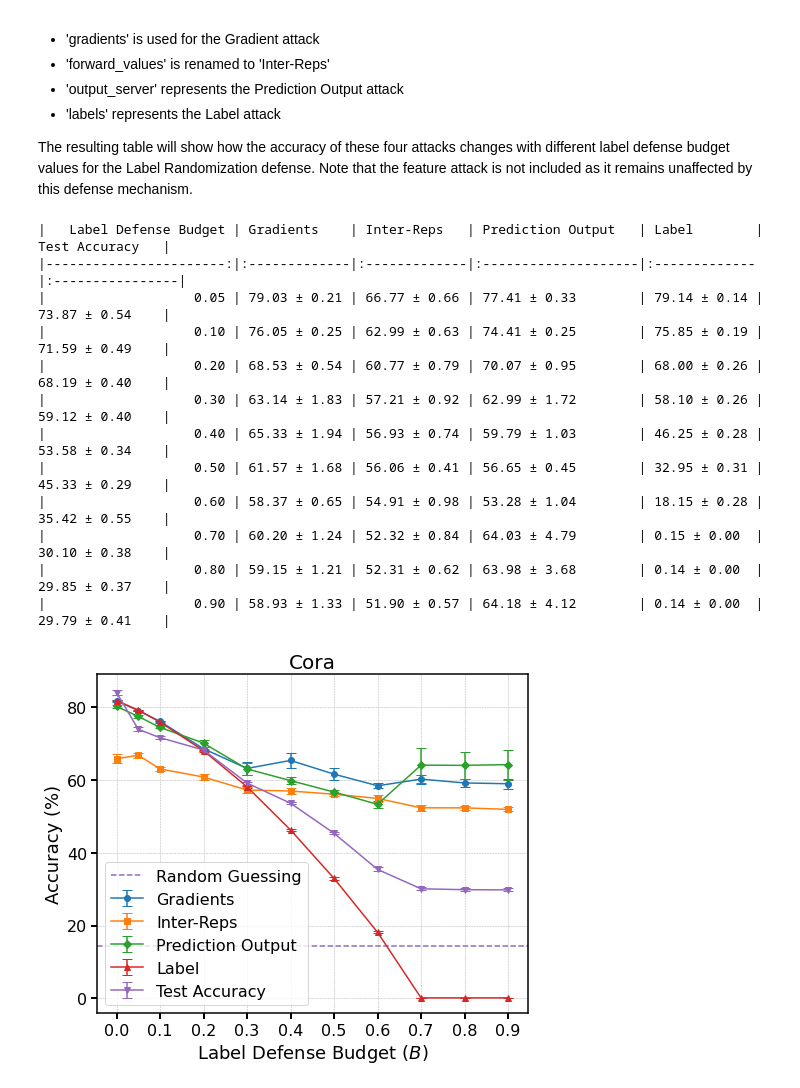
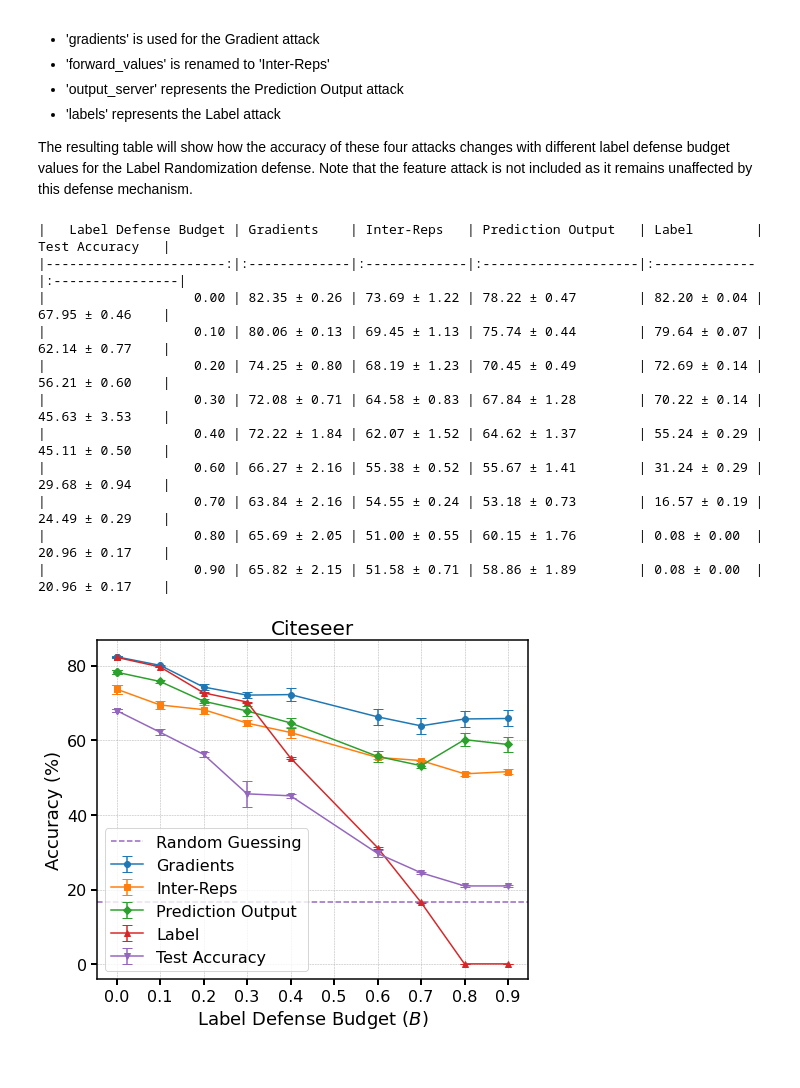
Before and after one commit to OualidZari/lia-vfgl-artifact, a Jupyter notebook: reproduced_results/label_rand_defense.ipynb, the cells around one changed output. Drawn from its saved outputs; the diff is of its cells as text; code cells hidden in the pictures.

Commit message:
added no defense option in the defeneses, Citeseer results, script to get the free gpu

```diff
--- a/reproduced_results/label_rand_defense.ipynb
+++ b/reproduced_results/label_rand_defense.ipynb
@@ -100,7 +100,8 @@ def parse_results(experiment_dir):
 
     return pd.DataFrame(results)
 
-experiment_dir = '../logs/Defense Label Randomization results Cora'
+experiment_dir = '../logs/Defense Label Randomization results Citeseer'
+dataset = experiment_dir.split(' ')[-1]
 results_df = parse_results(experiment_dir)
 
 if results_df.empty:
@@ -156,32 +157,19 @@ else:
 # %% [output]
 |   Label Defense Budget | Gradients    | Inter-Reps   | Prediction Output   | Label        | Test Accuracy   |
 |-----------------------:|:-------------|:-------------|:--------------------|:-------------|:----------------|
-|                   0.05 | 79.03 ± 0.21 | 66.77 ± 0.66 | 77.41 ± 0.33        | 79.14 ± 0.14 | 73.87 ± 0.54    |
-|                   0.10 | 76.05 ± 0.25 | 62.99 ± 0.63 | 74.41 ± 0.25        | 75.85 ± 0.19 | 71.59 ± 0.49    |
-|                   0.20 | 68.53 ± 0.54 | 60.77 ± 0.79 | 70.07 ± 0.95        | 68.00 ± 0.26 | 68.19 ± 0.40    |
-|                   0.30 | 63.14 ± 1.83 | 57.21 ± 0.92 | 62.99 ± 1.72        | 58.10 ± 0.26 | 59.12 ± 0.40    |
-|                   0.40 | 65.33 ± 1.94 | 56.93 ± 0.74 | 59.79 ± 1.03        | 46.25 ± 0.28 | 53.58 ± 0.34    |
-|                   0.50 | 61.57 ± 1.68 | 56.06 ± 0.41 | 56.65 ± 0.45        | 32.95 ± 0.31 | 45.33 ± 0.29    |
-|                   0.60 | 58.37 ± 0.65 | 54.91 ± 0.98 | 53.28 ± 1.04        | 18.15 ± 0.28 | 35.42 ± 0.55    |
-|                   0.70 | 60.20 ± 1.24 | 52.32 ± 0.84 | 64.03 ± 4.79        | 0.15 ± 0.00  | 30.10 ± 0.38    |
-|                   0.80 | 59.15 ± 1.21 | 52.31 ± 0.62 | 63.98 ± 3.68        | 0.14 ± 0.00  | 29.85 ± 0.37    |
-|                   0.90 | 58.93 ± 1.33 | 51.90 ± 0.57 | 64.18 ± 4.12        | 0.14 ± 0.00  | 29.79 ± 0.41    |
+|                   0.00 | 82.35 ± 0.26 | 73.69 ± 1.22 | 78.22 ± 0.47        | 82.20 ± 0.04 | 67.95 ± 0.46    |
+|                   0.10 | 80.06 ± 0.13 | 69.45 ± 1.13 | 75.74 ± 0.44        | 79.64 ± 0.07 | 62.14 ± 0.77    |
+|                   0.20 | 74.25 ± 0.80 | 68.19 ± 1.23 | 70.45 ± 0.49        | 72.69 ± 0.14 | 56.21 ± 0.60    |
+|                   0.30 | 72.08 ± 0.71 | 64.58 ± 0.83 | 67.84 ± 1.28        | 70.22 ± 0.14 | 45.63 ± 3.53    |
+|                   0.40 | 72.22 ± 1.84 | 62.07 ± 1.52 | 64.62 ± 1.37        | 55.24 ± 0.29 | 45.11 ± 0.50    |
+|                   0.60 | 66.27 ± 2.16 | 55.38 ± 0.52 | 55.67 ± 1.41        | 31.24 ± 0.29 | 29.68 ± 0.94    |
+|                   0.70 | 63.84 ± 2.16 | 54.55 ± 0.24 | 53.18 ± 0.73        | 16.57 ± 0.19 | 24.49 ± 0.29    |
+|                   0.80 | 65.69 ± 2.05 | 51.00 ± 0.55 | 60.15 ± 1.76        | 0.08 ± 0.00  | 20.96 ± 0.17    |
+|                   0.90 | 65.82 ± 2.15 | 51.58 ± 0.71 | 58.86 ± 1.89        | 0.08 ± 0.00  | 20.96 ± 0.17    |
 # %%
- # Add data for no defense (Budget = 0)
-no_defense_data = {
-    'label_defense_budget': 0,
-    'Gradients_mean': 0.8171,
-    'Gradients_sem': 0.0021,
-    'Inter-Reps_mean': 0.6577,
-    'Inter-Reps_sem': 0.0119,
-    'Prediction Output_mean': 0.8014,
-    'Prediction Output_sem': 0.0050,
-    'Label_mean': 0.8174,
-    'Label_sem': 0.0015,
-    'test_accuracy_mean': 0.8397,
-    'test_accuracy_sem': 0.0075
-}
 
+with open(f'no_defense_data/no_defense_data_{dataset}.json', 'r') as f:
+    no_defense_data = json.load(f)
 # Add no defense data to grouped_results
 grouped_results = pd.concat([pd.DataFrame([no_defense_data]), grouped_results], ignore_index=True)
 grouped_results = grouped_results.sort_values('label_defense_budget', ascending=True)
@@ -195,34 +183,34 @@ for i, attack in enumerate(['Gradients', 'Inter-Reps', 'Prediction Output', 'Lab
     sem_col = f'{attack}_sem'
     label = 'Test Accuracy' if attack == 'test_accuracy' else attack
     plt.errorbar(grouped_results['label_defense_budget'], grouped_results[mean_col]*100, yerr=grouped_results[sem_col]*100,
                     label=label, capsize=5, marker=markers[i], color=colors[i])
 
 # Add horizontal line for random guessing baseline of test accuracy
-plt.axhline(y=14.28, color='#9467bd', linestyle='--', label='Random Guessing')
+plt.axhline(y=no_defense_data['random_guessing_test_accuracy'], color='#9467bd', linestyle='--', label='Random Guessing')
 
 plt.xlabel(r'Label Defense Budget ($B$)', fontsize=18)
 plt.ylabel('Accuracy (%)', fontsize=18)
-plt.title('Cora', fontsize=20)
+plt.title(dataset, fontsize=20)
 plt.legend(fontsize=16)
 plt.grid(True, which='both', linestyle='--', linewidth=0.5)
 
 # Set x-axis ticks to show all budget values
 budget_values = [0, 0.1, 0.2, 0.3, 0.4, 0.5, 0.6, 0.7, 0.8, 0.9]
 plt.xticks(budget_values)
 
 # Increase tick font size and add more contrast
 plt.tick_params(axis='both', which='major', labelsize=16, width=2, length=6)
 plt.tick_params(axis='both', which='minor', labelsize=10, width=1, length=4)
 
 # Add border to the figure
 plt.gca().spines['top'].set_linewidth(1.5)
 plt.gca().spines['right'].set_linewidth(1.5)
 plt.gca().spines['bottom'].set_linewidth(1.5)
 plt.gca().spines['left'].set_linewidth(1.5)
 
 plt.tight_layout()
 # save the figure pdf
-plt.savefig('label_rand_defense_cora.pdf', dpi=150)
+plt.savefig(f'label_rand_defense_{dataset.lower()}.pdf', dpi=150)
 plt.show()
 # %% [output]
-[figure, old version]
+[figure, new version]
```
Also changed, not shown: parts of 1 cell of this notebook, 8 other files.
